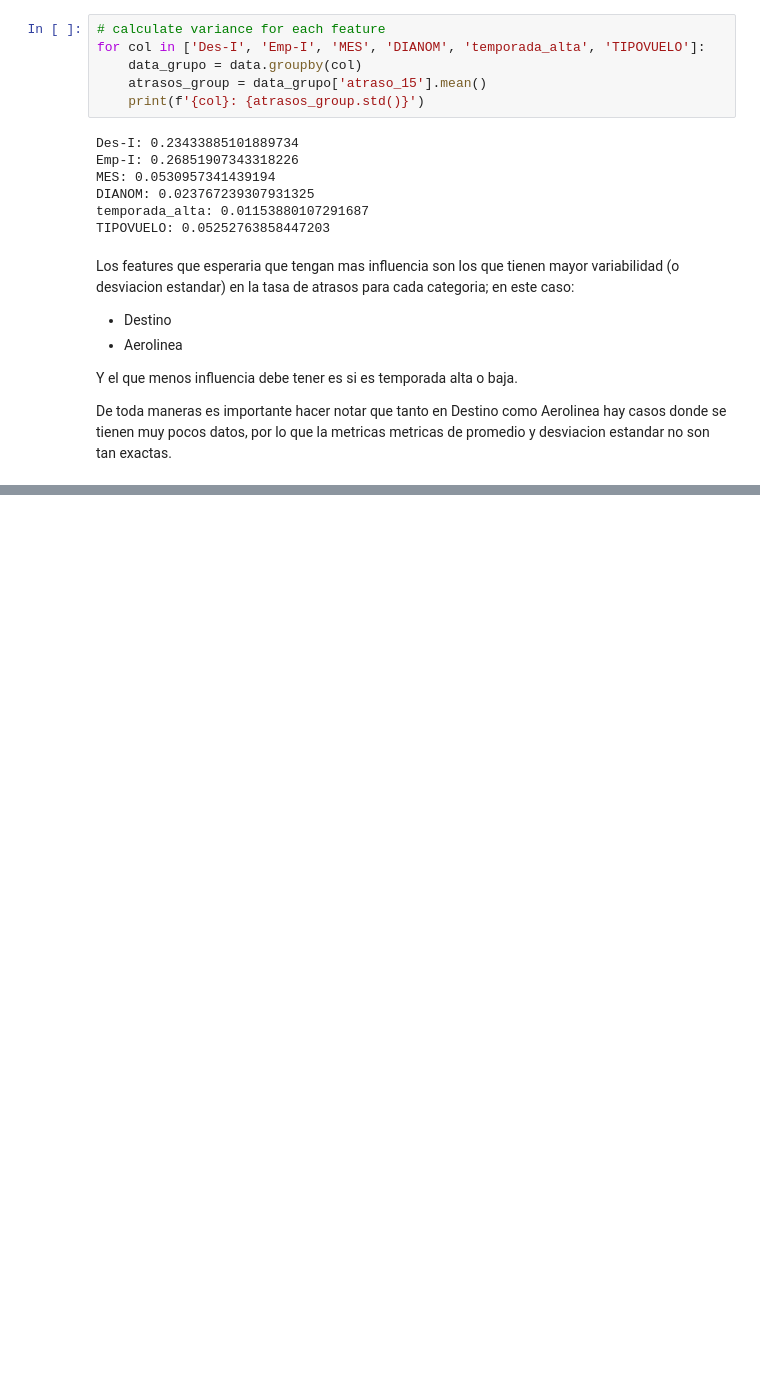
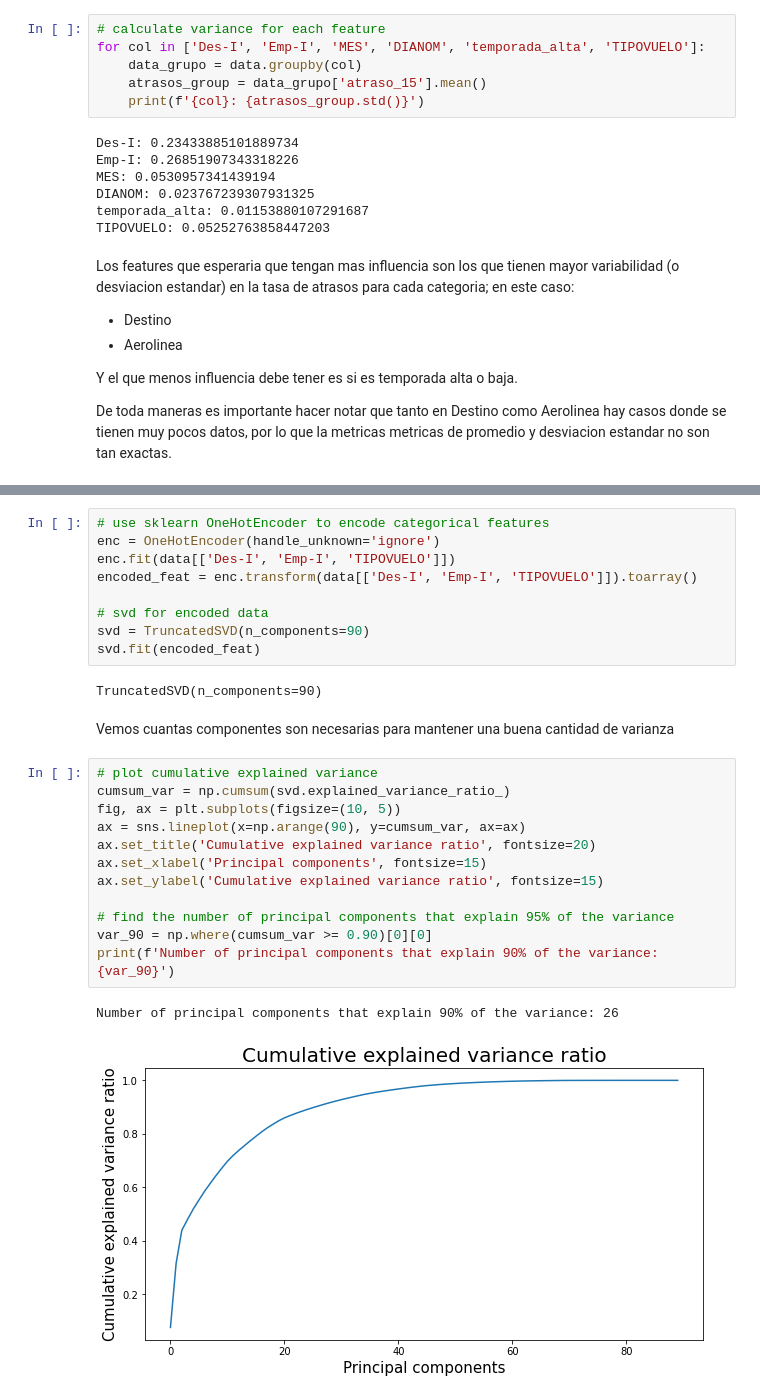
Before and after one commit to bastianfuenza/desafio_latam, a Jupyter notebook: challenge.ipynb, the cells around one changed output, grey strips where cells are left out. Cells and saved outputs as stored; diff of their text form; blank space fills up the shorter version.

```diff
--- a/challenge.ipynb
+++ b/challenge.ipynb
@@ -572,0 +699,28 @@ De toda maneras es importante hacer notar que tanto en Destino como Aerolinea ha
+# %%
+# use sklearn OneHotEncoder to encode categorical features
+enc = OneHotEncoder(handle_unknown='ignore')
+enc.fit(data[['Des-I', 'Emp-I', 'TIPOVUELO']])
+encoded_feat = enc.transform(data[['Des-I', 'Emp-I', 'TIPOVUELO']]).toarray()
+
+# svd for encoded data
+svd = TruncatedSVD(n_components=90)
+svd.fit(encoded_feat)
+# %% [output]
+TruncatedSVD(n_components=90)
+# %% [markdown]
+Vemos cuantas componentes son necesarias para mantener una buena cantidad de varianza
+# %%
+# plot cumulative explained variance
+cumsum_var = np.cumsum(svd.explained_variance_ratio_)
+fig, ax = plt.subplots(figsize=(10, 5))
+ax = sns.lineplot(x=np.arange(90), y=cumsum_var, ax=ax)
+ax.set_title('Cumulative explained variance ratio', fontsize=20)
+ax.set_xlabel('Principal components', fontsize=15)
+ax.set_ylabel('Cumulative explained variance ratio', fontsize=15)
+
+# find the number of principal components that explain 95% of the variance
+var_90 = np.where(cumsum_var >= 0.90)[0][0]
+print(f'Number of principal components that explain 90% of the variance: {var_90}')
+# %% [output]
+Number of principal components that explain 90% of the variance: 26
+[figure, added]
```
Also changed, not shown: parts of 36 cells of this notebook.
